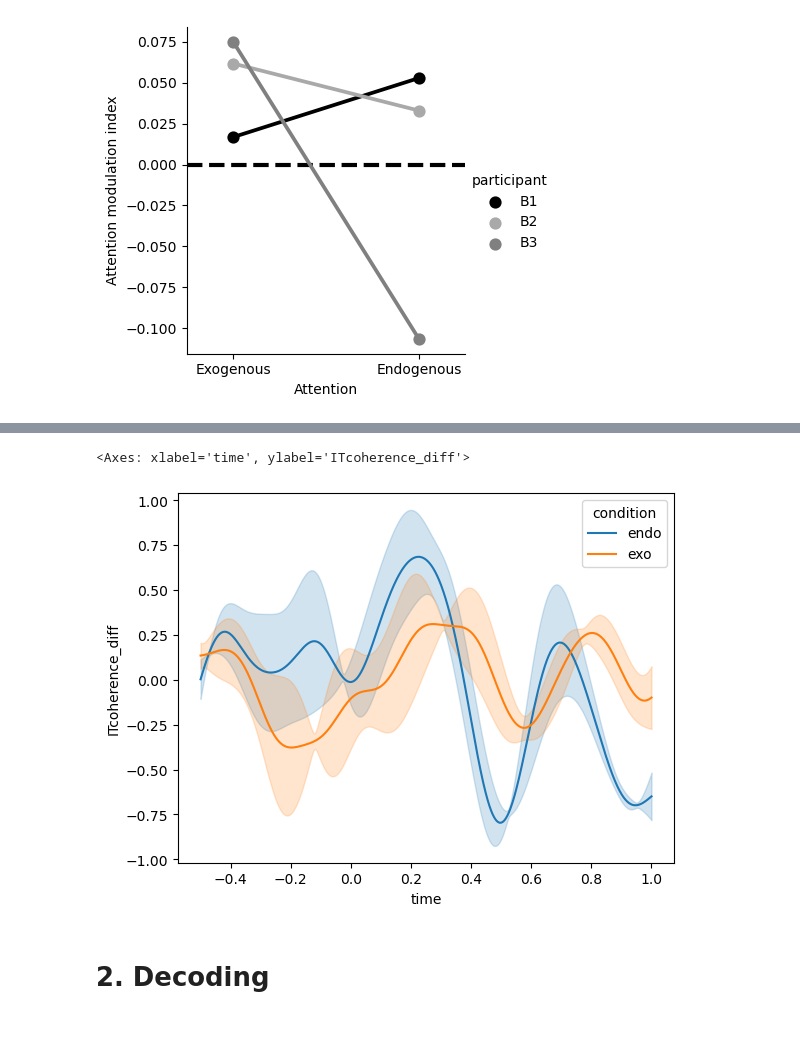
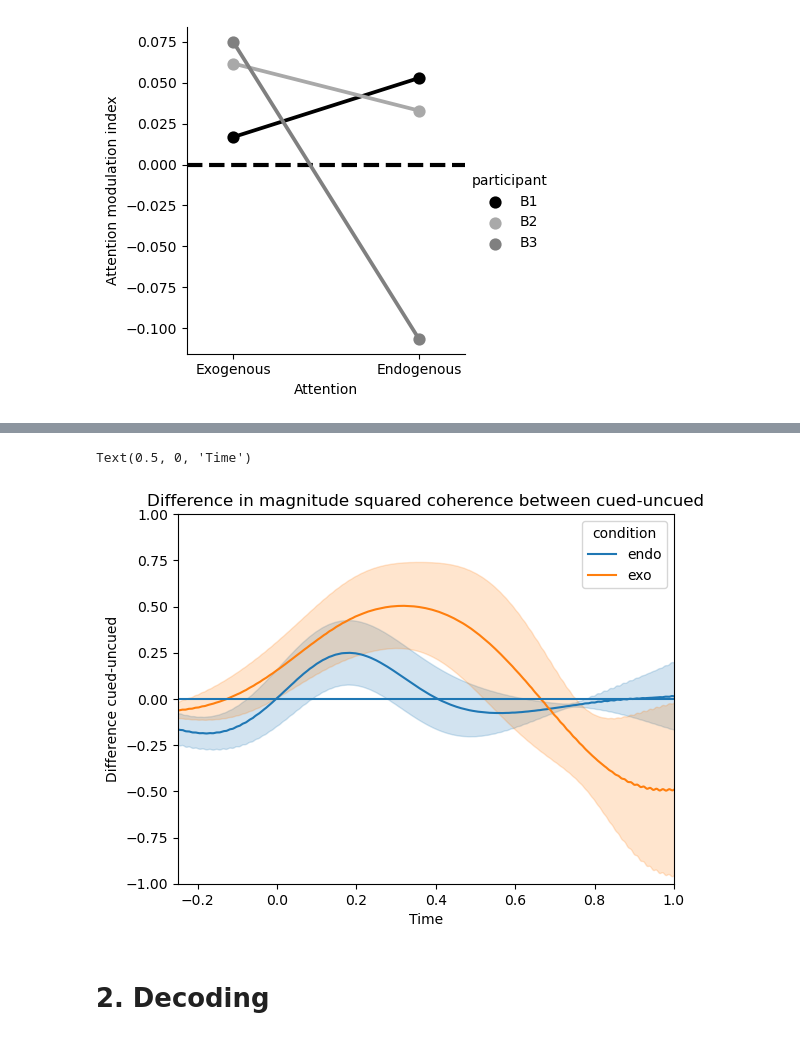
Before and after one commit to LpZamora/RIFT_thesis_expe2, a Jupyter notebook: 3_analysis_group.ipynb, the cells around one changed output, grey strips where cells are left out. Saved outputs shown, nothing was run; the diff lists cells and outputs as text; code cells hidden in the pictures.

```diff
--- a/3_analysis_group.ipynb
+++ b/3_analysis_group.ipynb
@@ -134,8 +164,14 @@ diff_coh
-# %%
-sns.lineplot(y='ITcoherence_diff', hue='condition', x='time', data=diff_coh, errorbar='se')
-# %% [output]
-<Axes: xlabel='time', ylabel='ITcoherence_diff'>
-[figure, removed]
+# %%
+sns.lineplot(y='ms_coherence_diff', hue='condition', x='time', data=diff_coh, errorbar='se')
+plt.hlines(0, -.25, 1)
+plt.xlim(-.25, 1)
+plt.ylim(-1, 1)
+plt.title('Difference in magnitude squared coherence between cued-uncued')
+plt.ylabel('Difference cued-uncued')
+plt.xlabel('Time')
+# %% [output]
+Text(0.5, 0, 'Time')
+[figure, added]
 # %% [markdown]
 # 2. Decoding
 # %%
```
Also changed, not shown: parts of 19 cells of this notebook, 33 other files.
